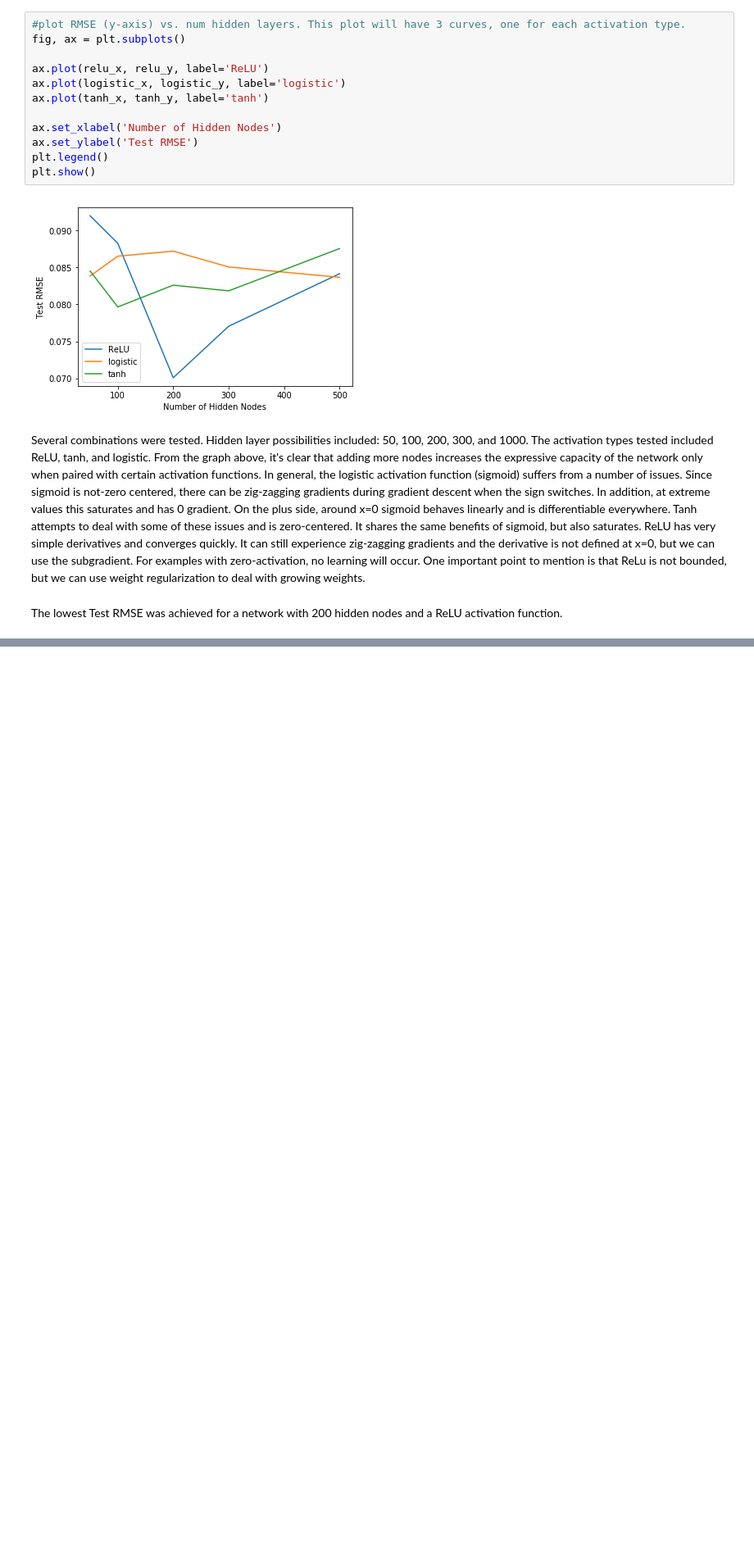
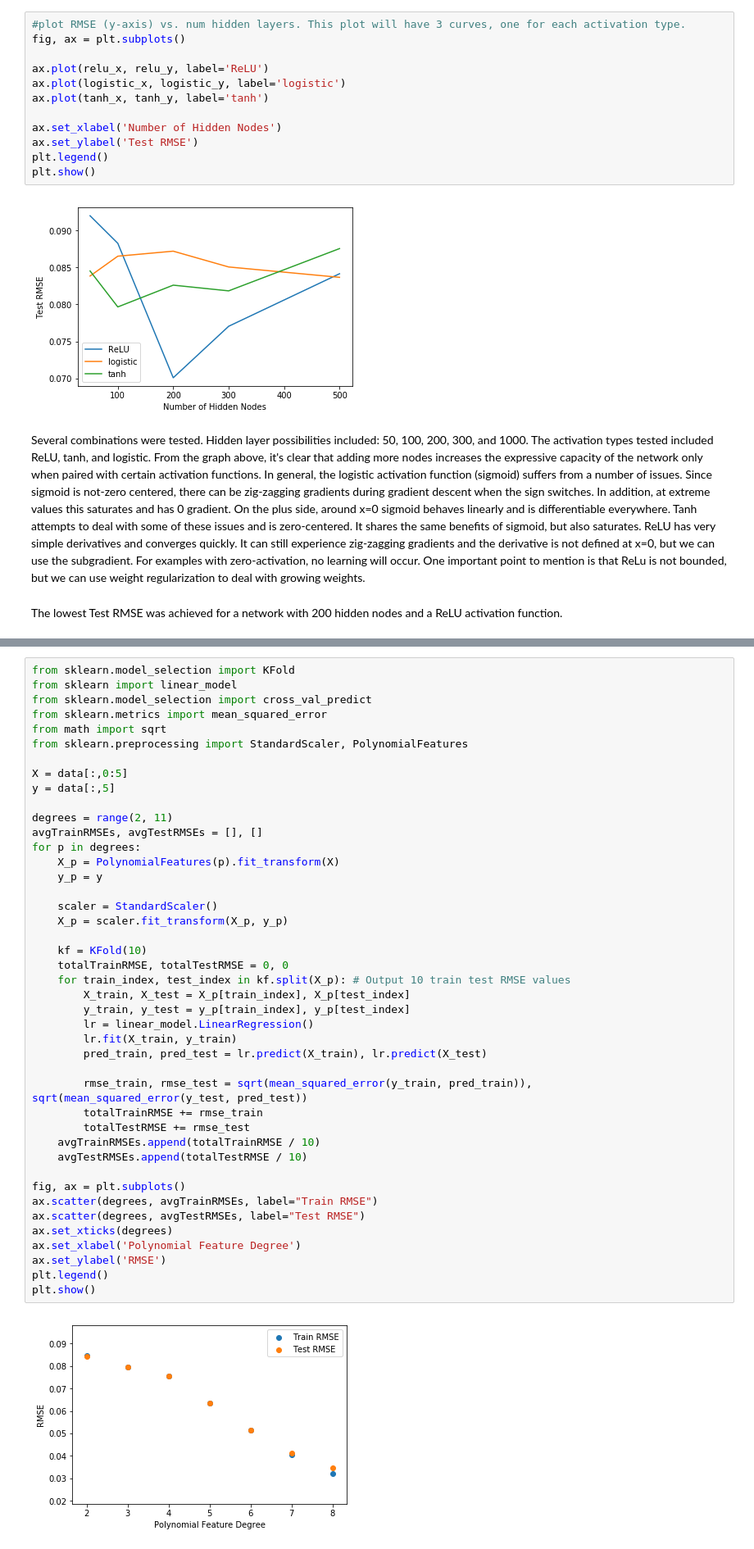
Before and after one commit to jdhurwitz/UCLA-EE219, a Jupyter notebook: Project4/Project 4 - Regression Analysis.ipynb, the cells around one changed output, grey strips where cells are left out. Shown at 82% size. Drawn from its saved outputs; the diff is of its cells as text; blank space fills up the shorter version.

```diff
--- a/Project4/Project 4 - Regression Analysis.ipynb
+++ b/Project4/Project 4 - Regression Analysis.ipynb
@@ -658,0 +771,45 @@ The lowest Test RMSE was achieved for a network with 200 hidden nodes and a ReLU
+# %%
+from sklearn.model_selection import KFold
+from sklearn import linear_model
+from sklearn.model_selection import cross_val_predict
+from sklearn.metrics import mean_squared_error
+from math import sqrt
+from sklearn.preprocessing import StandardScaler, PolynomialFeatures
+
+X = data[:,0:5]
+y = data[:,5]
+
+degrees = range(2, 11)
+avgTrainRMSEs, avgTestRMSEs = [], []
+for p in degrees:
+    X_p = PolynomialFeatures(p).fit_transform(X)
+    y_p = y
+
+    scaler = StandardScaler()
+    X_p = scaler.fit_transform(X_p, y_p)
+
+    kf = KFold(10)
+    totalTrainRMSE, totalTestRMSE = 0, 0
+    for train_index, test_index in kf.split(X_p): # Output 10 train test RMSE values
+        X_train, X_test = X_p[train_index], X_p[test_index]
+        y_train, y_test = y_p[train_index], y_p[test_index]
+        lr = linear_model.LinearRegression()
+        lr.fit(X_train, y_train)
+        pred_train, pred_test = lr.predict(X_train), lr.predict(X_test)
+
+        rmse_train, rmse_test = sqrt(mean_squared_error(y_train, pred_train)), sqrt(mean_squared_error(y_test, pred_test))
+        totalTrainRMSE += rmse_train
+        totalTestRMSE += rmse_test
+    avgTrainRMSEs.append(totalTrainRMSE / 10)
+    avgTestRMSEs.append(totalTestRMSE / 10)
+
+fig, ax = plt.subplots()
+ax.scatter(degrees, avgTrainRMSEs, label="Train RMSE")
+ax.scatter(degrees, avgTestRMSEs, label="Test RMSE")
+ax.set_xticks(degrees)
+ax.set_xlabel('Polynomial Feature Degree')
+ax.set_ylabel('RMSE')
+plt.legend()
+plt.show()
+# %% [output]
+[figure, added]
```
Also changed, not shown: parts of 7 cells of this notebook.
